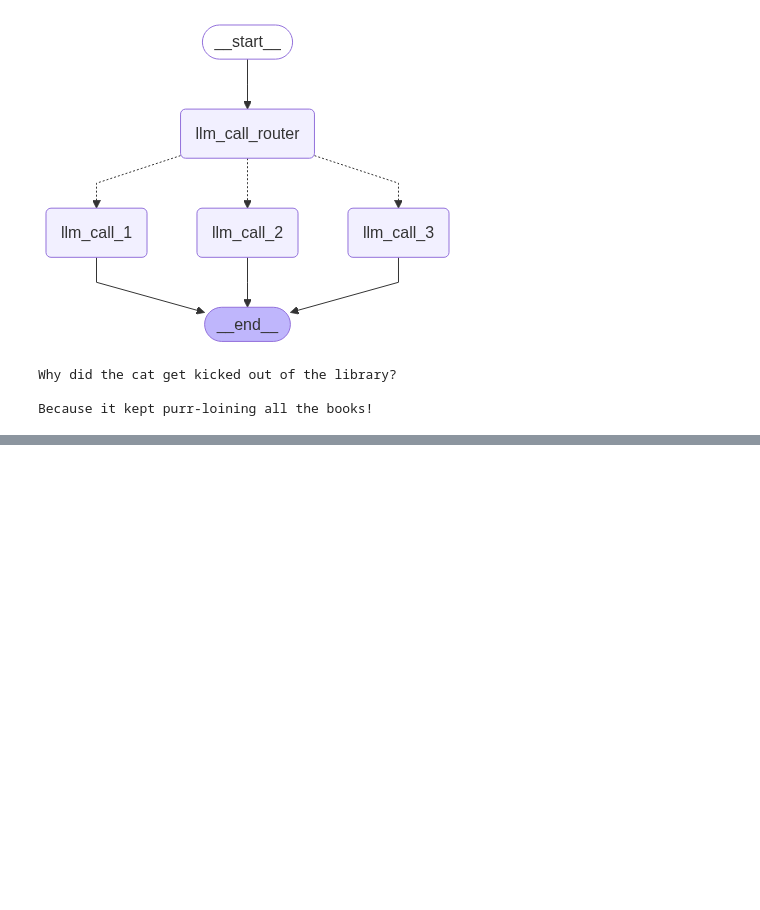
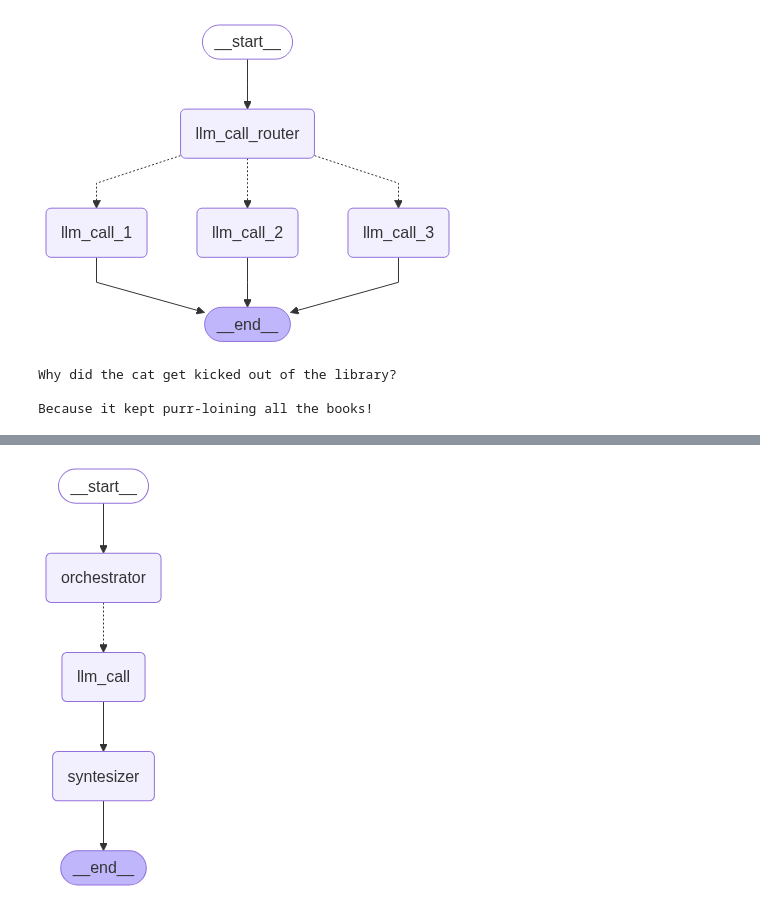
Before and after one commit to martin-fabbri/humanloop-ai, a Jupyter notebook: notebooks/agents-vs-workflows.ipynb, the cells around one changed output, grey strips where cells are left out. Cells and saved outputs as stored; diff of their text form; code cells hidden in the pictures; blank space fills up the shorter version.

```diff
--- a/notebooks/agents-vs-workflows.ipynb
+++ b/notebooks/agents-vs-workflows.ipynb
@@ -289,0 +371,38 @@ Because it kept purr-loining all the books!
+# %%
+from langgraph.types import Send
+
+# Conditional edge function to create llm_call workers that each write a section of the report
+def assign_workers(state: State):
+    """Assign a worker to each section in the plan"""
+    return [
+        Send(
+            "llm_call",
+            {"section": section},
+        )
+        for section in state["sections"]
+    ]
+# %%
+# Build the workflow
+orchestrator_worker_builder = StateGraph(State)
+
+# Add the nodes
+orchestrator_worker_builder.add_node("orchestrator", orchestrator)
+orchestrator_worker_builder.add_node("llm_call", llm_call)
+orchestrator_worker_builder.add_node("syntesizer", syntesizer)
+
+# Add the edges
+orchestrator_worker_builder.add_edge(START, "orchestrator")
+orchestrator_worker_builder.add_conditional_edges(
+    "orchestrator",
+    assign_workers,
+    ["llm_call"]
+)
+orchestrator_worker_builder.add_edge("llm_call", "syntesizer")
+orchestrator_worker_builder.add_edge("syntesizer", END)
+
+# Compile the workflow
+orchestrator_worker = orchestrator_worker_builder.compile()
+# %%
+display(Image(orchestrator_worker.get_graph().draw_mermaid_png()))
+# %% [output]
+[figure, added]
```
Also changed, not shown: parts of 8 cells of this notebook.
